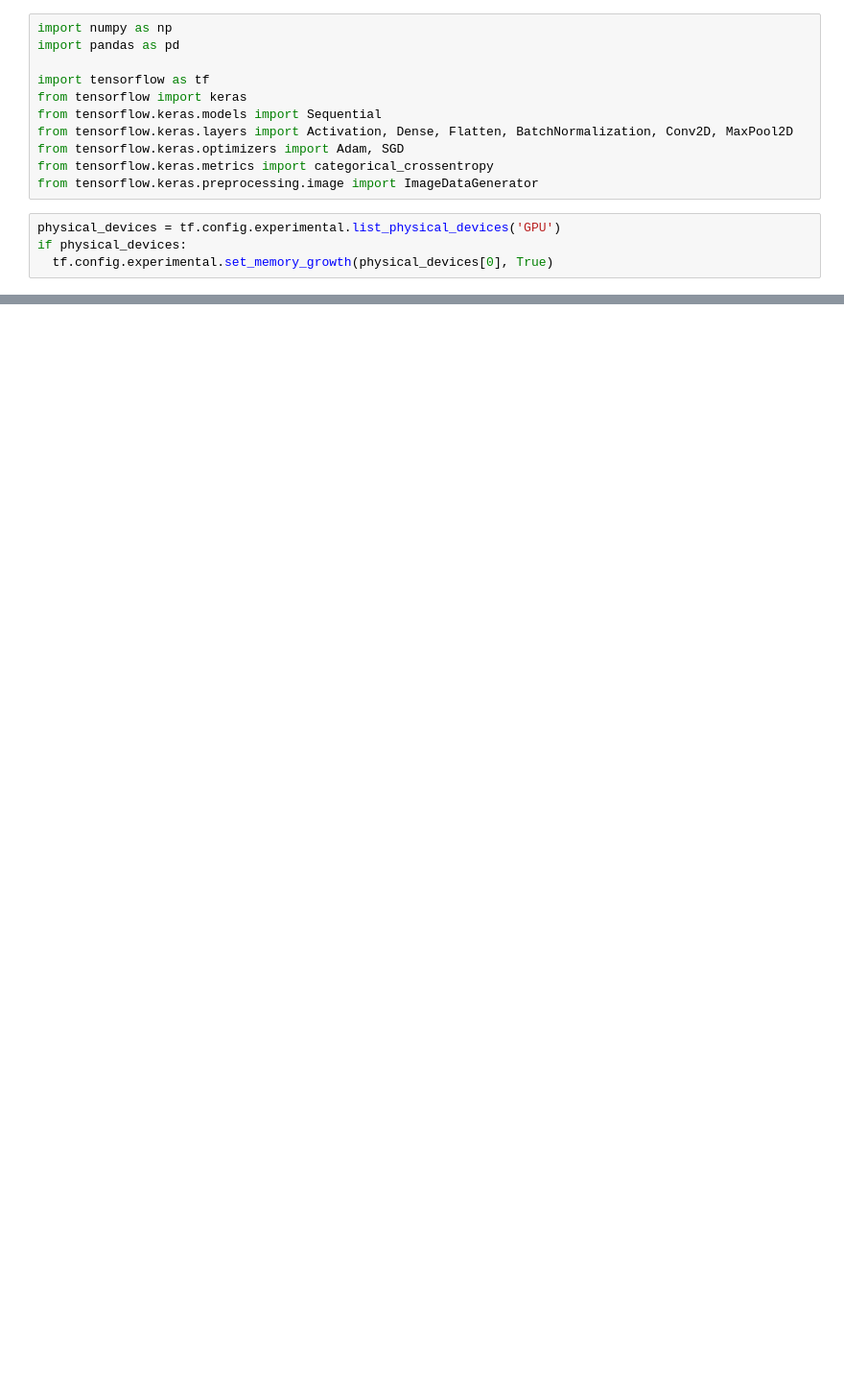
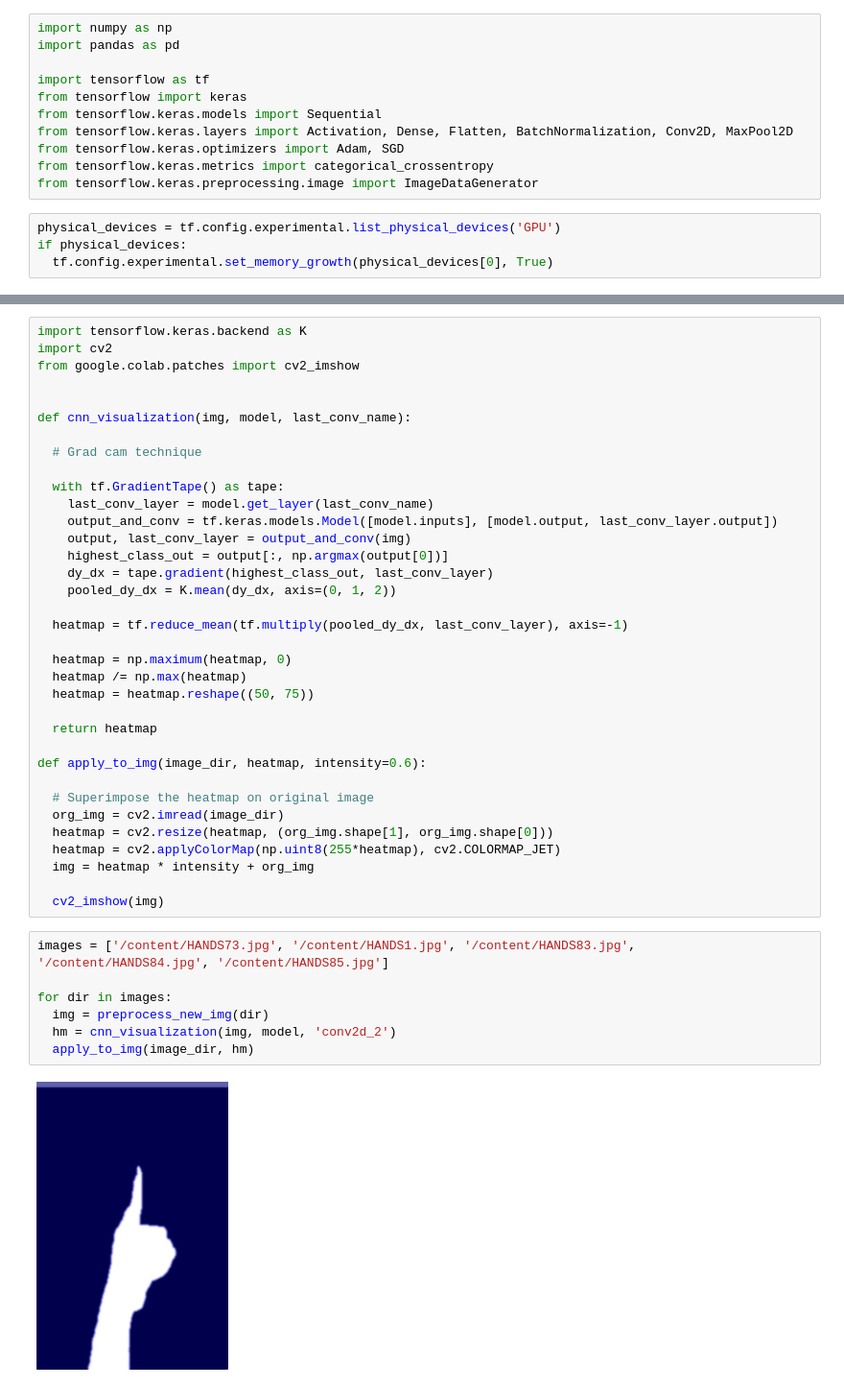
Before and after one commit to gtmray/gesture_controlled_gaming, a Jupyter notebook: object_detection_training.ipynb, the cells around one changed output, grey strips where cells are left out. Shown at 96% size. Drawn from its saved outputs; the diff is of its cells as text; blank space fills up the shorter version.

Commit message:
cnn visualization added

```diff
--- a/object_detection_training.ipynb
+++ b/object_detection_training.ipynb
@@ -105,0 +114,44 @@ FileNotFoundError: ignored
+# %%
+import tensorflow.keras.backend as K
+import cv2
+from google.colab.patches import cv2_imshow
+
+
+def cnn_visualization(img, model, last_conv_name):
+
+  # Grad cam technique
+
+  with tf.GradientTape() as tape:
+    last_conv_layer = model.get_layer(last_conv_name)
+    output_and_conv = tf.keras.models.Model([model.inputs], [model.output, last_conv_layer.output])
+    output, last_conv_layer = output_and_conv(img)
+    highest_class_out = output[:, np.argmax(output[0])]
+    dy_dx = tape.gradient(highest_class_out, last_conv_layer)
+    pooled_dy_dx = K.mean(dy_dx, axis=(0, 1, 2))
+
+  heatmap = tf.reduce_mean(tf.multiply(pooled_dy_dx, last_conv_layer), axis=-1)
+
+  heatmap = np.maximum(heatmap, 0)
+  heatmap /= np.max(heatmap)
+  heatmap = heatmap.reshape((50, 75))
+
+  return heatmap
+
+def apply_to_img(image_dir, heatmap, intensity=0.6):
+
+  # Superimpose the heatmap on original image
+  org_img = cv2.imread(image_dir)
+  heatmap = cv2.resize(heatmap, (org_img.shape[1], org_img.shape[0]))
+  heatmap = cv2.applyColorMap(np.uint8(255*heatmap), cv2.COLORMAP_JET)
+  img = heatmap * intensity + org_img
+
+  cv2_imshow(img)
+# %%
+images = ['/content/HANDS73.jpg', '/content/HANDS1.jpg', '/content/HANDS83.jpg', '/content/HANDS84.jpg', '/content/HANDS85.jpg']
+
+for dir in images:
+  img = preprocess_new_img(dir)
+  hm = cnn_visualization(img, model, 'conv2d_2')
+  apply_to_img(image_dir, hm)
+# %% [output]
+[figure, added]
```
Also changed, not shown: parts of 5 cells of this notebook.
